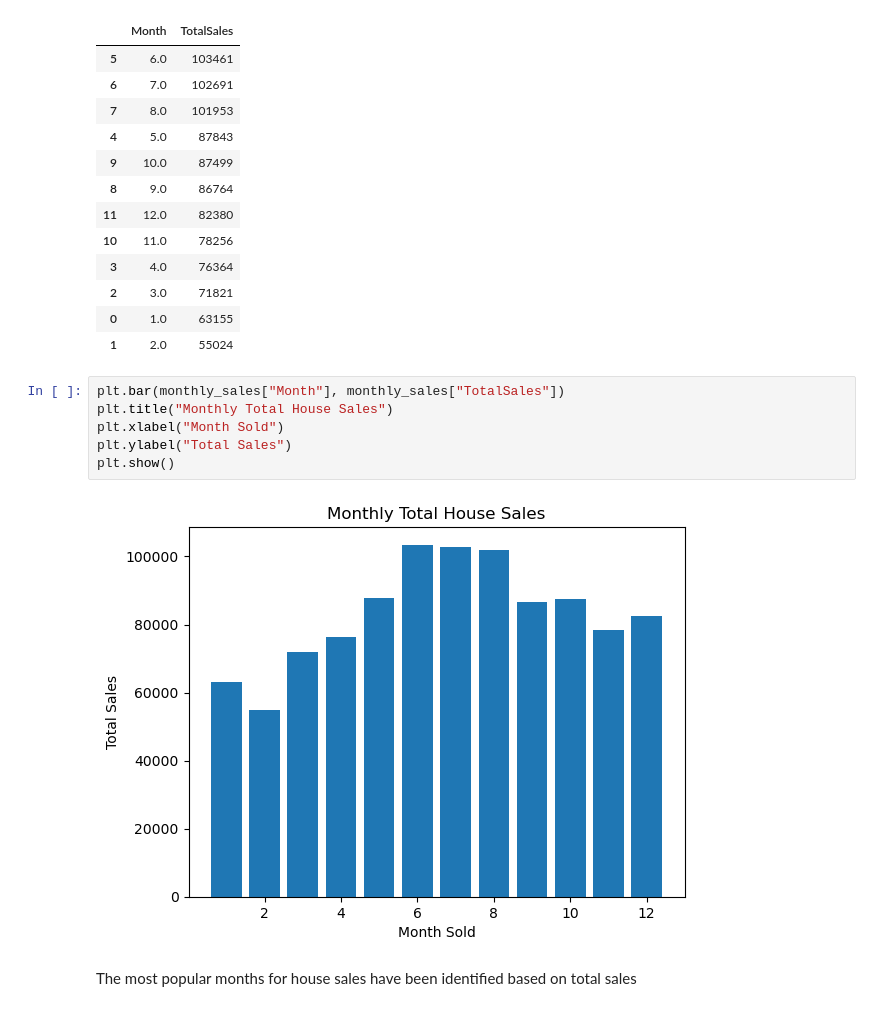
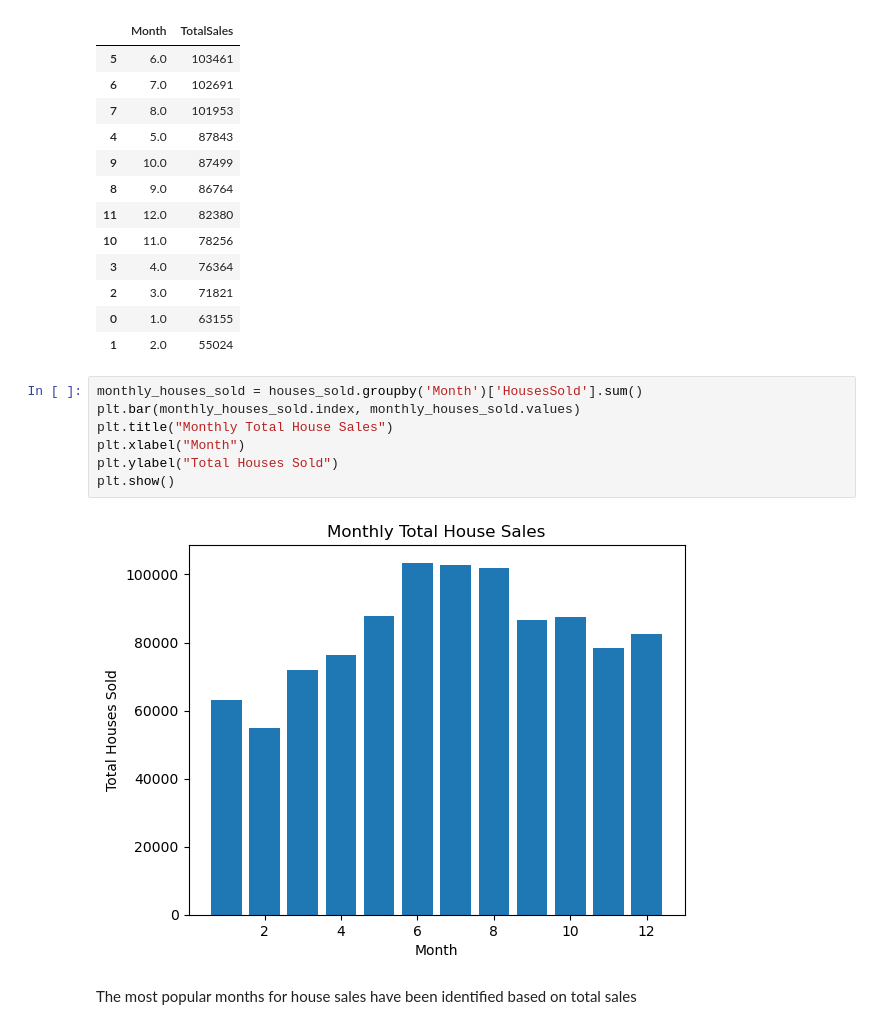
Before and after one commit to alenak2610/RE-market-CT, a Jupyter notebook: All Workbooks/final_proj.ipynb, the cells around one changed output. Saved outputs shown, nothing was run; the diff lists cells and outputs as text.

```diff
--- a/All Workbooks/final_proj.ipynb
+++ b/All Workbooks/final_proj.ipynb
@@ -114,14 +115,15 @@ most_popular_months
 | 2 | 3.0 | 71821 |
 | 0 | 1.0 | 63155 |
 | 1 | 2.0 | 55024 |
-# %%
-plt.bar(monthly_sales["Month"], monthly_sales["TotalSales"])
-plt.title("Monthly Total House Sales")
-plt.xlabel("Month Sold")
-plt.ylabel("Total Sales")
-plt.show()
-# %% [output]
-[figure, removed]
+# %%
+monthly_houses_sold = houses_sold.groupby('Month')['HousesSold'].sum()
+plt.bar(monthly_houses_sold.index, monthly_houses_sold.values)
+plt.title("Monthly Total House Sales")
+plt.xlabel("Month")
+plt.ylabel("Total Houses Sold")
+plt.show()
+# %% [output]
+[figure, added]
 # %% [markdown]
 The most popular months for house sales have been identified based on total sales
 # %% [markdown]
```
Also changed, not shown: parts of 5 cells of this notebook, 1 other file.
